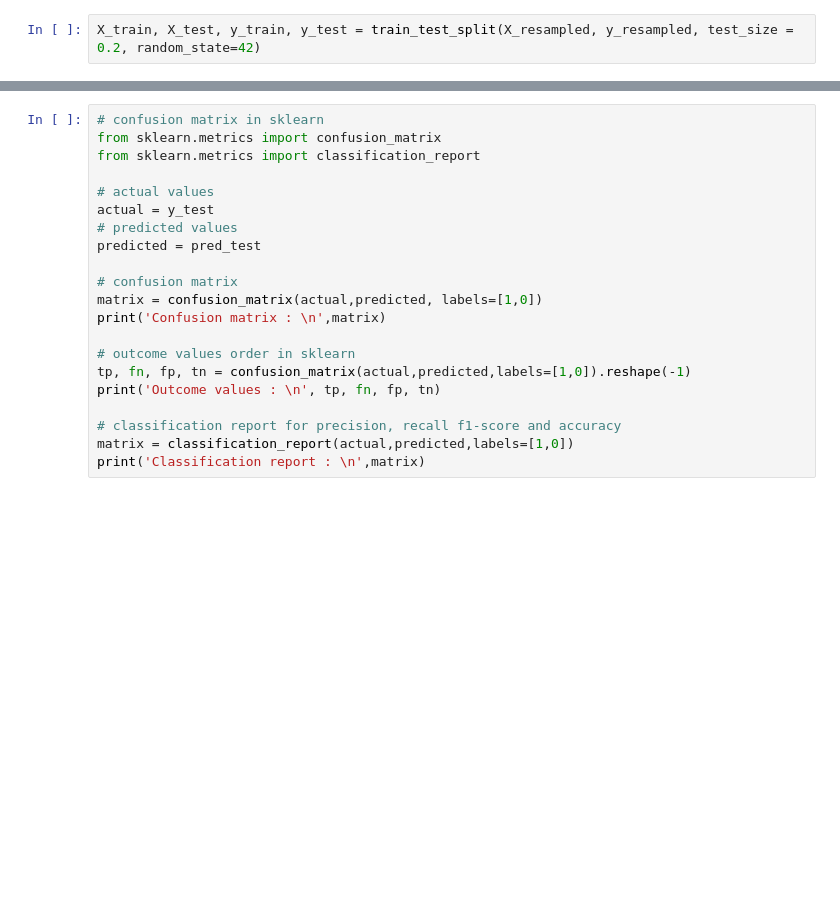
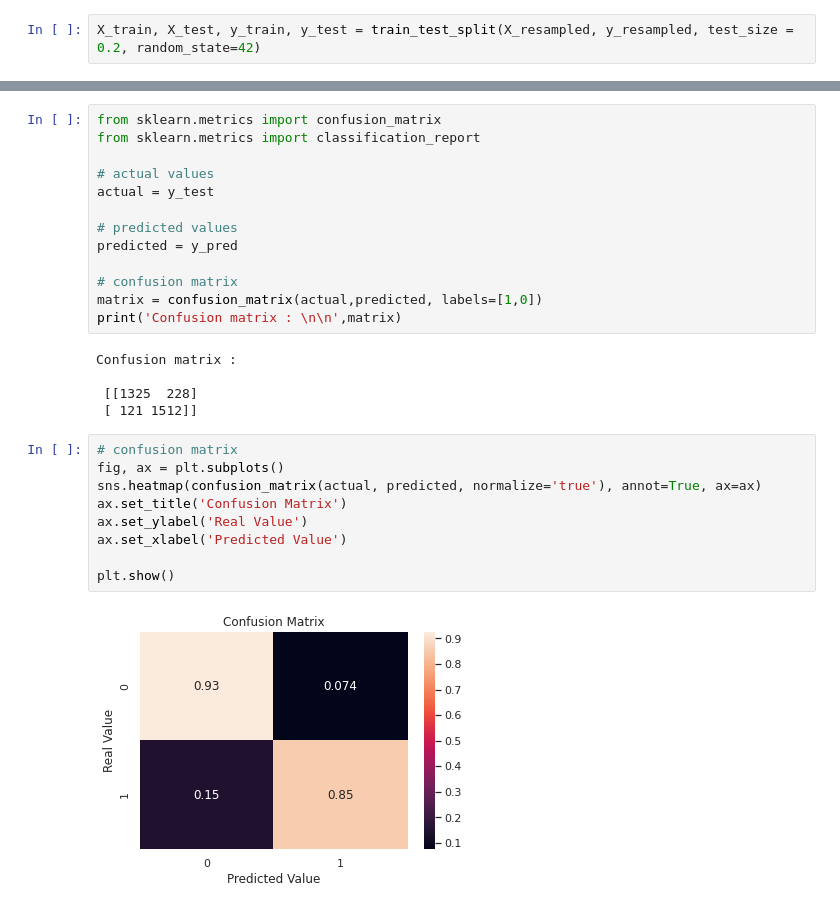
Before and after one commit to HoudaELB/Churn-Prediction-with-ML, a Jupyter notebook: Churn_Prediction.ipynb, the cells around one changed output, grey strips where cells are left out. Drawn from its saved outputs; the diff is of its cells as text; blank space fills up the shorter version.

```diff
--- a/Churn_Prediction.ipynb
+++ b/Churn_Prediction.ipynb
@@ -287,21 +317,29 @@ X_train.shape
 # %%
-# confusion matrix in sklearn
 from sklearn.metrics import confusion_matrix
 from sklearn.metrics import classification_report
 
 # actual values
 actual = y_test
+
 # predicted values
-predicted = pred_test
+predicted = y_pred
 
 # confusion matrix
 matrix = confusion_matrix(actual,predicted, labels=[1,0])
-print('Confusion matrix : \n',matrix)
-
-# outcome values order in sklearn
-tp, fn, fp, tn = confusion_matrix(actual,predicted,labels=[1,0]).reshape(-1)
-print('Outcome values : \n', tp, fn, fp, tn)
-
-# classification report for precision, recall f1-score and accuracy
-matrix = classification_report(actual,predicted,labels=[1,0])
-print('Classification report : \n',matrix)
+print('Confusion matrix : \n\n',matrix)
+# %% [output]
+Confusion matrix :
+
+ [[1325  228]
+ [ 121 1512]]
+# %%
+# confusion matrix
+fig, ax = plt.subplots()
+sns.heatmap(confusion_matrix(actual, predicted, normalize='true'), annot=True, ax=ax)
+ax.set_title('Confusion Matrix')
+ax.set_ylabel('Real Value')
+ax.set_xlabel('Predicted Value')
+
+plt.show()
+# %% [output]
+[figure, added]
```
Also changed, not shown: parts of 18 cells of this notebook.
